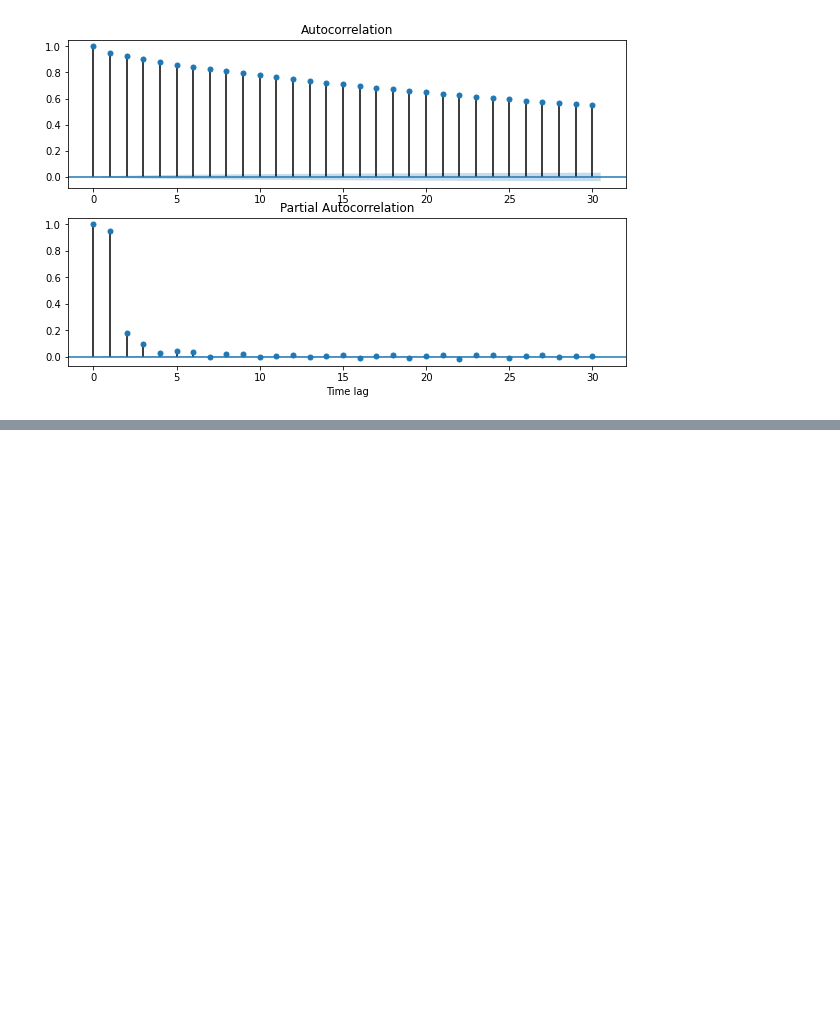
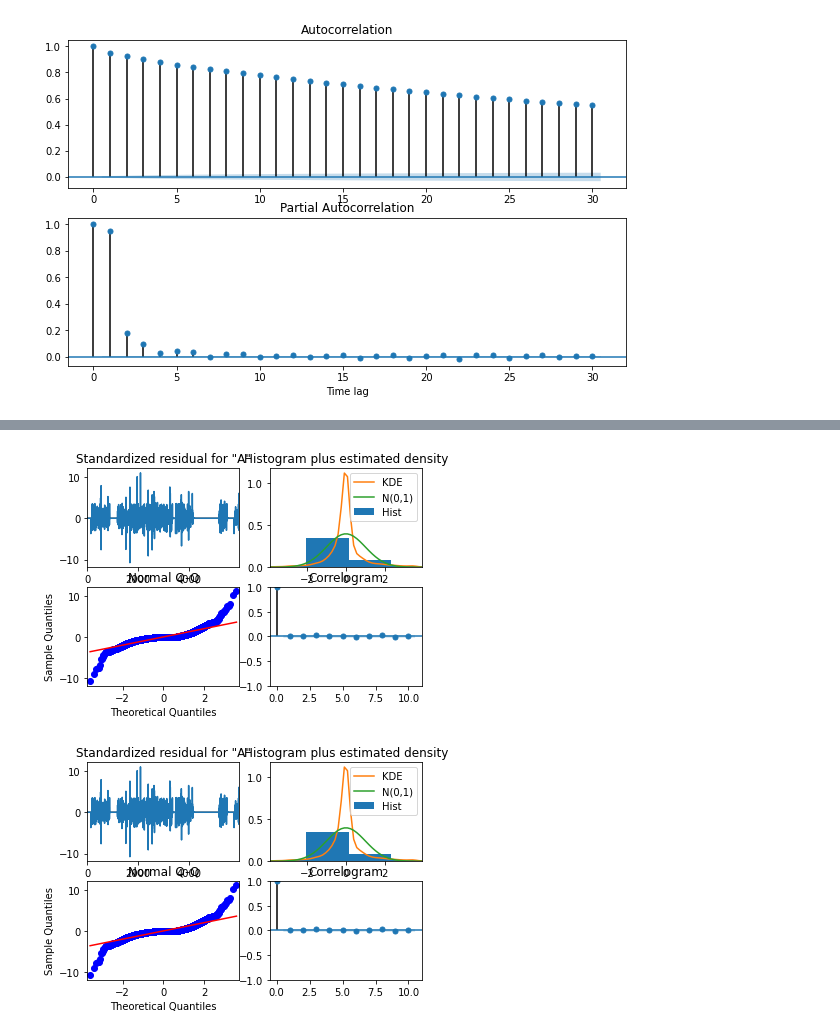
Before and after one commit to TonyGlimm/DS_Forecasting_Project, a Jupyter notebook: Wind_Power_Forecasting.ipynb, the cells around one changed output, grey strips where cells are left out. Cells and saved outputs as stored; diff of their text form; code cells hidden in the pictures; blank space fills up the shorter version.

```diff
--- a/Wind_Power_Forecasting.ipynb
+++ b/Wind_Power_Forecasting.ipynb
@@ -244,0 +286,6 @@ plt.show()
+# %%
+#Actual vs Fitted
+model_fit.plot_diagnostics()
+# %% [output]
+[figure, added]
+[figure, added]
```
Also changed, not shown: parts of 11 cells of this notebook.
